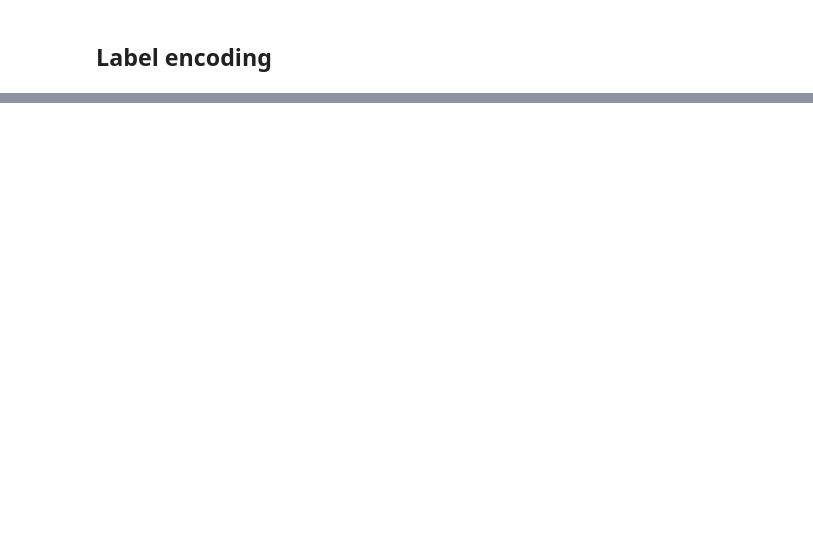
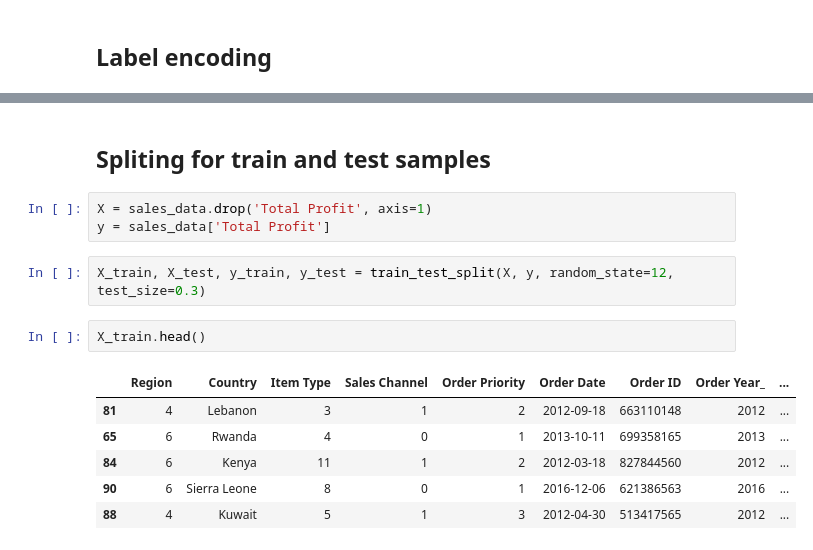
Before and after one commit to SamNijin/Analyzing-Amazon-Sales-Data, a Jupyter notebook: Amazon-Sales-Analysis.ipynb, the cells around one changed output, grey strips where cells are left out. Drawn from its saved outputs; the diff is of its cells as text; blank space fills up the shorter version.

Commit message:
Made train test split

```diff
--- a/Amazon-Sales-Analysis.ipynb
+++ b/Amazon-Sales-Analysis.ipynb
@@ -157,3 +158,19 @@ sales_data.tail()
 | 97 | 6 | Sierra Leone | 11 | 0 | 0 | 2016-06-01 | 728815257 | 2016 | ... |
 | 98 | 5 | Mexico | 9 | 0 | 3 | 2015-07-30 | 559427106 | 2015 | ... |
 | 99 | 6 | Mozambique | 6 | 0 | 2 | 2012-02-10 | 665095412 | 2012 | ... |
+# %% [markdown]
+## Spliting for train and test samples
+# %%
+X = sales_data.drop('Total Profit', axis=1)
+y = sales_data['Total Profit']
+# %%
+X_train, X_test, y_train, y_test = train_test_split(X, y, random_state=12, test_size=0.3)
+# %%
+X_train.head()
+# %% [output]
+|  | Region | Country | Item Type | Sales Channel | Order Priority | Order Date | Order ID | Order Year_ | ... |
+| 81 | 4 | Lebanon | 3 | 1 | 2 | 2012-09-18 | 663110148 | 2012 | ... |
+| 65 | 6 | Rwanda | 4 | 0 | 1 | 2013-10-11 | 699358165 | 2013 | ... |
+| 84 | 6 | Kenya | 11 | 1 | 2 | 2012-03-18 | 827844560 | 2012 | ... |
+| 90 | 6 | Sierra Leone | 8 | 0 | 1 | 2016-12-06 | 621386563 | 2016 | ... |
+| 88 | 4 | Kuwait | 5 | 1 | 3 | 2012-04-30 | 513417565 | 2012 | ... |
```
Also changed, not shown: parts of 4 cells of this notebook.
